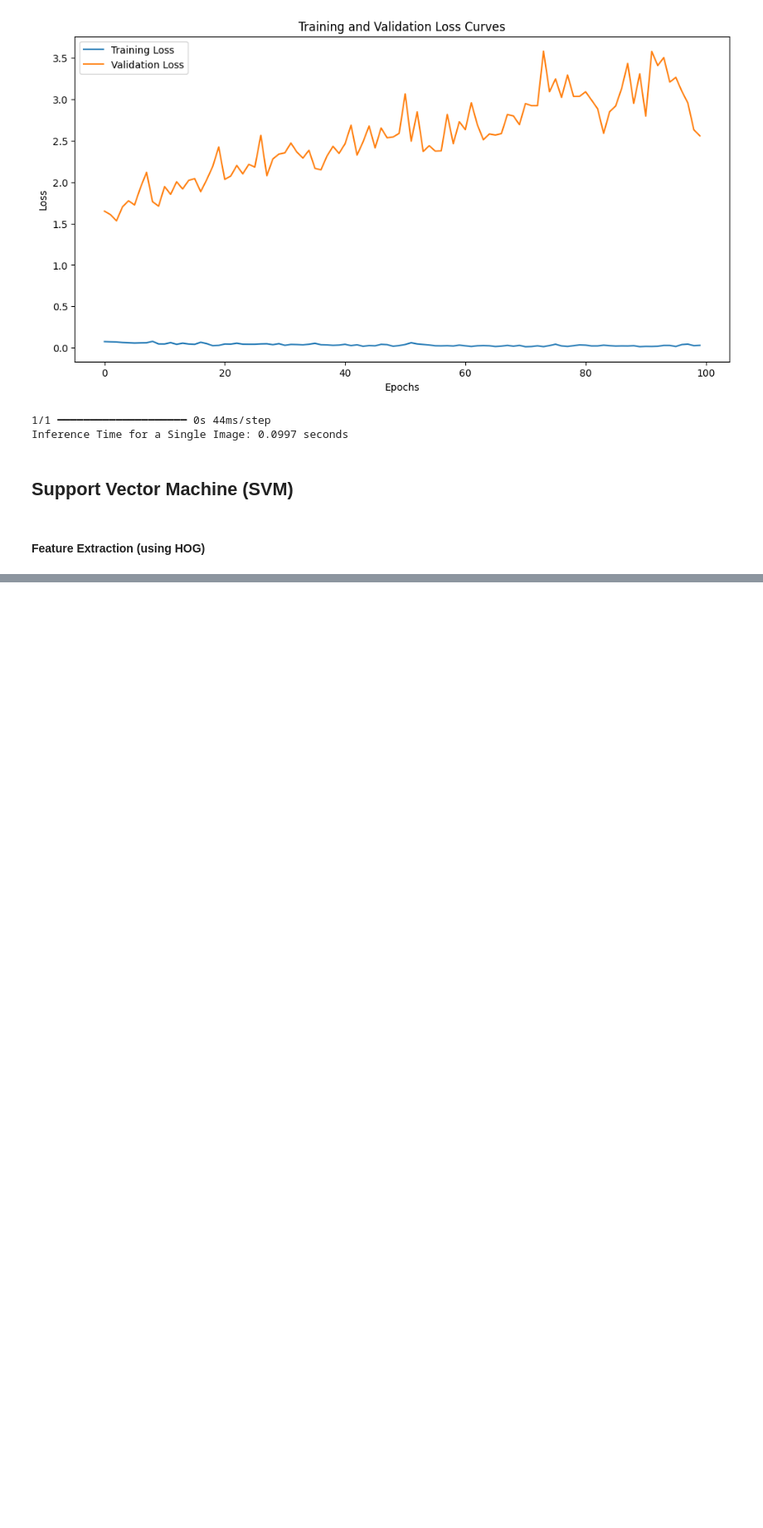
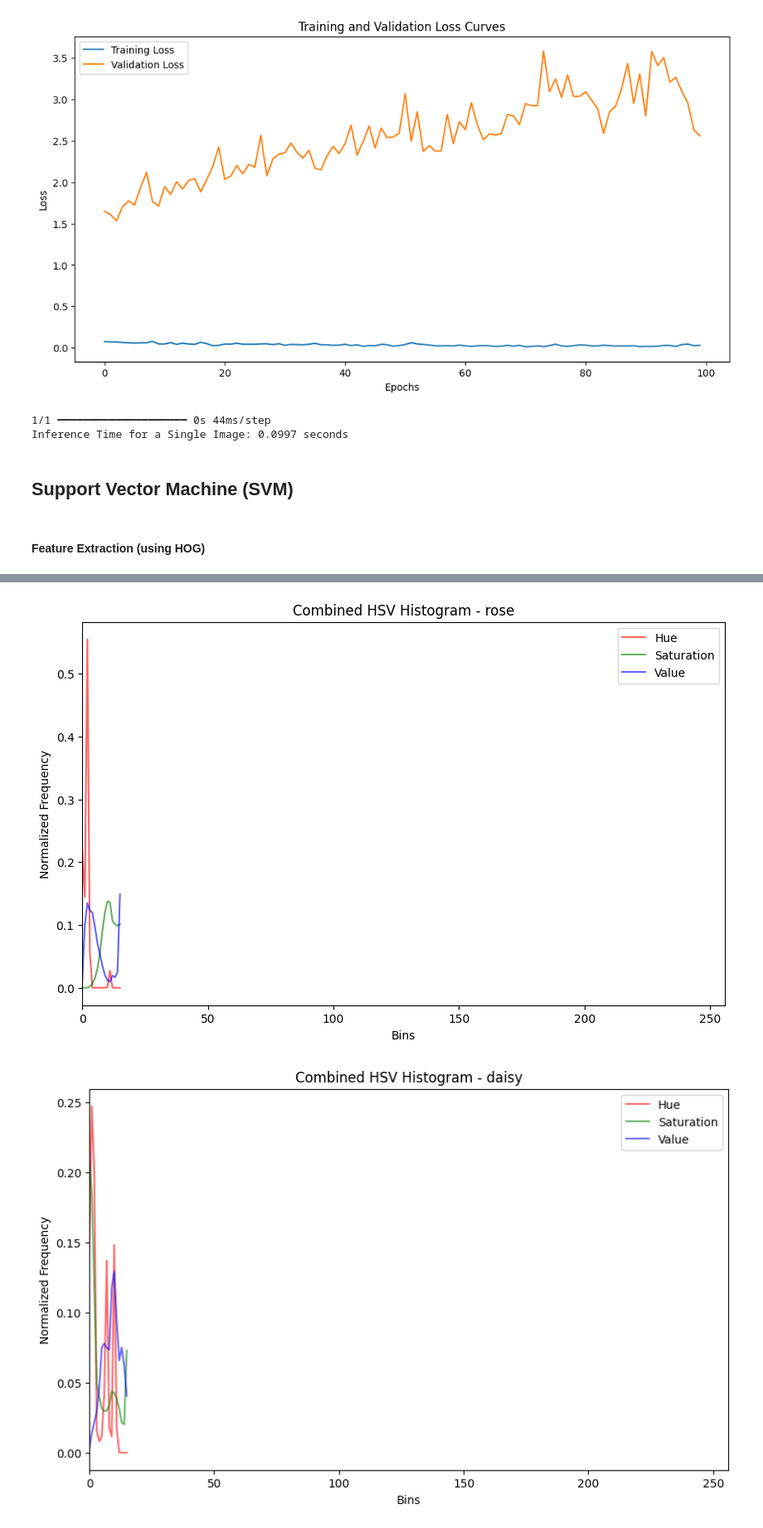
Before and after one commit to 1211307539/Flower-Classification, a Jupyter notebook: flower.ipynb, the cells around one changed output, grey strips where cells are left out. Shown at 83% size. Drawn from its saved outputs; the diff is of its cells as text; code cells hidden in the pictures; blank space fills up the shorter version.

```diff
--- a/flower.ipynb
+++ b/flower.ipynb
@@ -496,0 +455,46 @@ import joblib
+# %%
+import cv2
+import matplotlib.pyplot as plt
+import os
+
+# Function to visualize the HSV histogram
+def visualize_histogram(image, flower_name):
+    # Extract histograms for Hue, Saturation, and Value
+    hist_h, hist_s, hist_v = extract_color_histogram(image)
+
+    # Plot combined histogram (Hue + Saturation + Value) in one graph
+    plt.figure(figsize=(10, 6))
+
+    plt.plot(hist_h, color='r', label='Hue', alpha=0.6)
+    plt.plot(hist_s, color='g', label='Saturation', alpha=0.6)
+    plt.plot(hist_v, color='b', label='Value', alpha=0.6)
+
+    plt.title(f"Combined HSV Histogram - {flower_name}")
+    plt.xlabel('Bins')
+    plt.ylabel('Normalized Frequency')
+    plt.legend(loc='upper right')
+    plt.xlim([0, 256])
+
+    plt.show()
+
+# Define the path to the 'flowers' directory
+flowers_dir = "/content/Flower-Classification/flowers"
+
+# List of flower species
+flower_species = ["rose", "daisy", "tulip", "sunflower", "dandelion"]
+
+# Iterate over each flower species
+for species in flower_species:
+    # Get the first image file for the species (assuming there are images in the folder)
+    species_folder = os.path.join(flowers_dir, species)
+    image_file = os.listdir(species_folder)[0]  # Take the first image
+    image_path = os.path.join(species_folder, image_file)
+
+    # Read the image
+    image = cv2.imread(image_path)
+
+    # Visualize the color histogram for the image
+    visualize_histogram(image, species)
+# %% [output]
+[figure, added]
+[figure, added]
```
Also changed, not shown: parts of 49 cells of this notebook.
